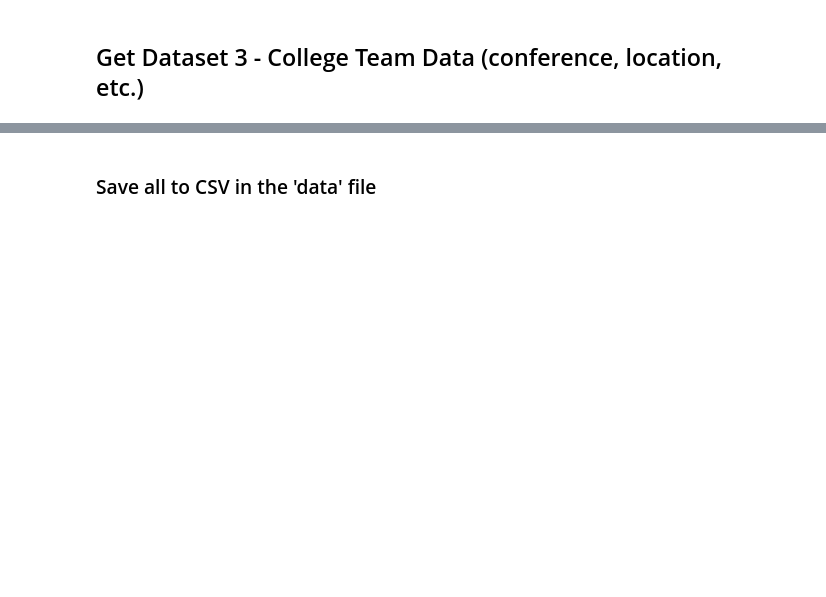
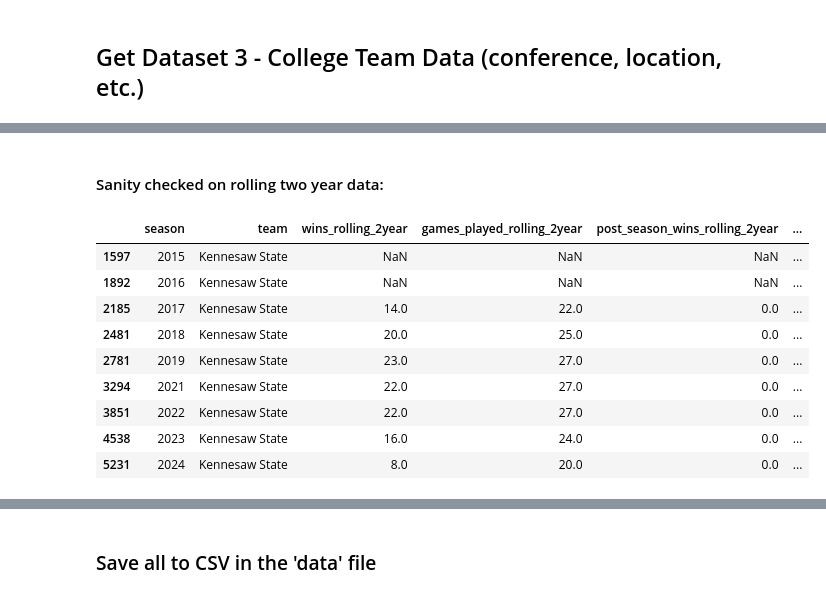
Before and after one commit to chrismca13/CFB_draft_propensity, a Jupyter notebook: notebooks/1_pull_data_M2.ipynb, the cells around one changed output, grey strips where cells are left out. Drawn from its saved outputs; the diff is of its cells as text; code cells hidden in the pictures; blank space fills up the shorter version.

```diff
--- a/notebooks/1_pull_data_M2.ipynb
+++ b/notebooks/1_pull_data_M2.ipynb
@@ -225,0 +406,15 @@ df_teams.head()
+# %% [markdown]
+#### Sanity checked on rolling two year data:
+# %%
+df_season[df_season['team'] == 'Kennesaw State']
+# %% [output]
+|  | season | team | wins_rolling_2year | games_played_rolling_2year | post_season_wins_rolling_2year | ... |
+| 1597 | 2015 | Kennesaw State | NaN | NaN | NaN | ... |
+| 1892 | 2016 | Kennesaw State | NaN | NaN | NaN | ... |
+| 2185 | 2017 | Kennesaw State | 14.0 | 22.0 | 0.0 | ... |
+| 2481 | 2018 | Kennesaw State | 20.0 | 25.0 | 0.0 | ... |
+| 2781 | 2019 | Kennesaw State | 23.0 | 27.0 | 0.0 | ... |
+| 3294 | 2021 | Kennesaw State | 22.0 | 27.0 | 0.0 | ... |
+| 3851 | 2022 | Kennesaw State | 22.0 | 27.0 | 0.0 | ... |
+| 4538 | 2023 | Kennesaw State | 16.0 | 24.0 | 0.0 | ... |
+| 5231 | 2024 | Kennesaw State | 8.0 | 20.0 | 0.0 | ... |
```
Also changed, not shown: parts of 15 cells of this notebook.
